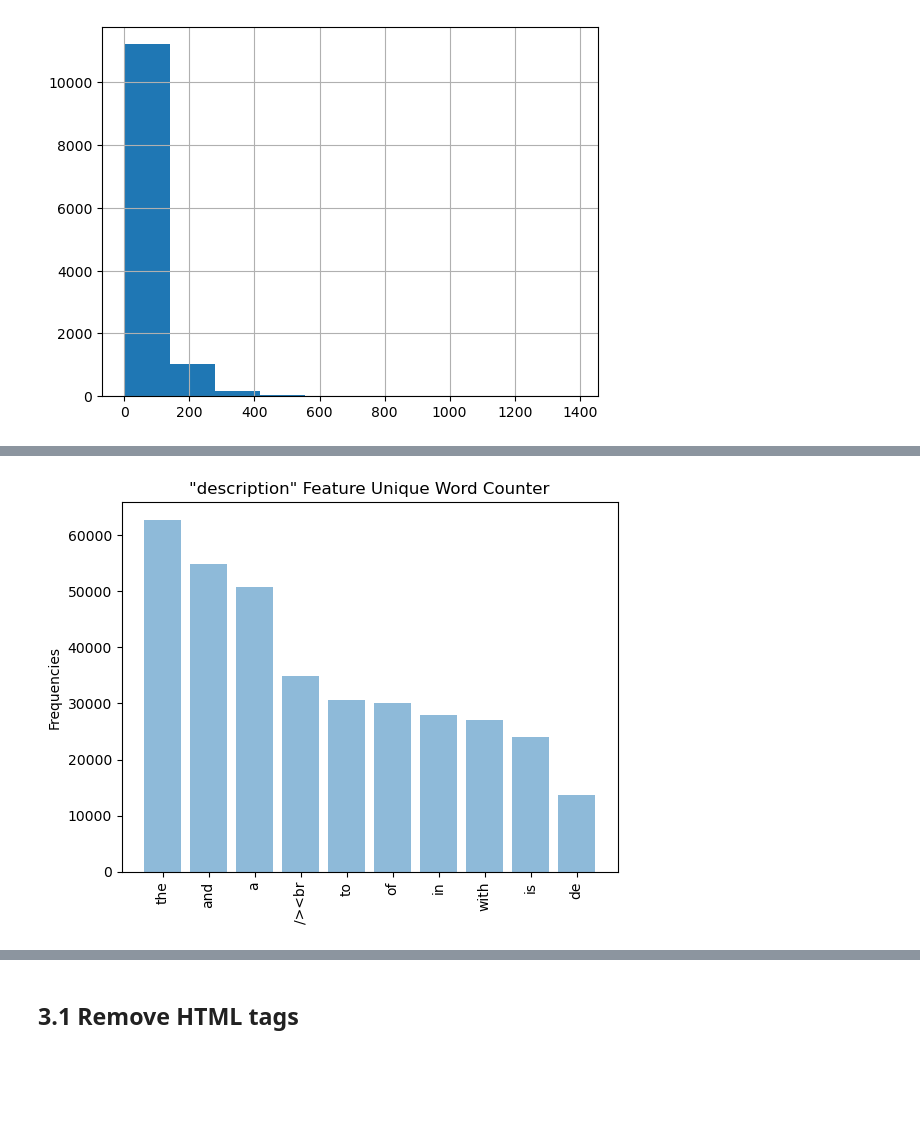
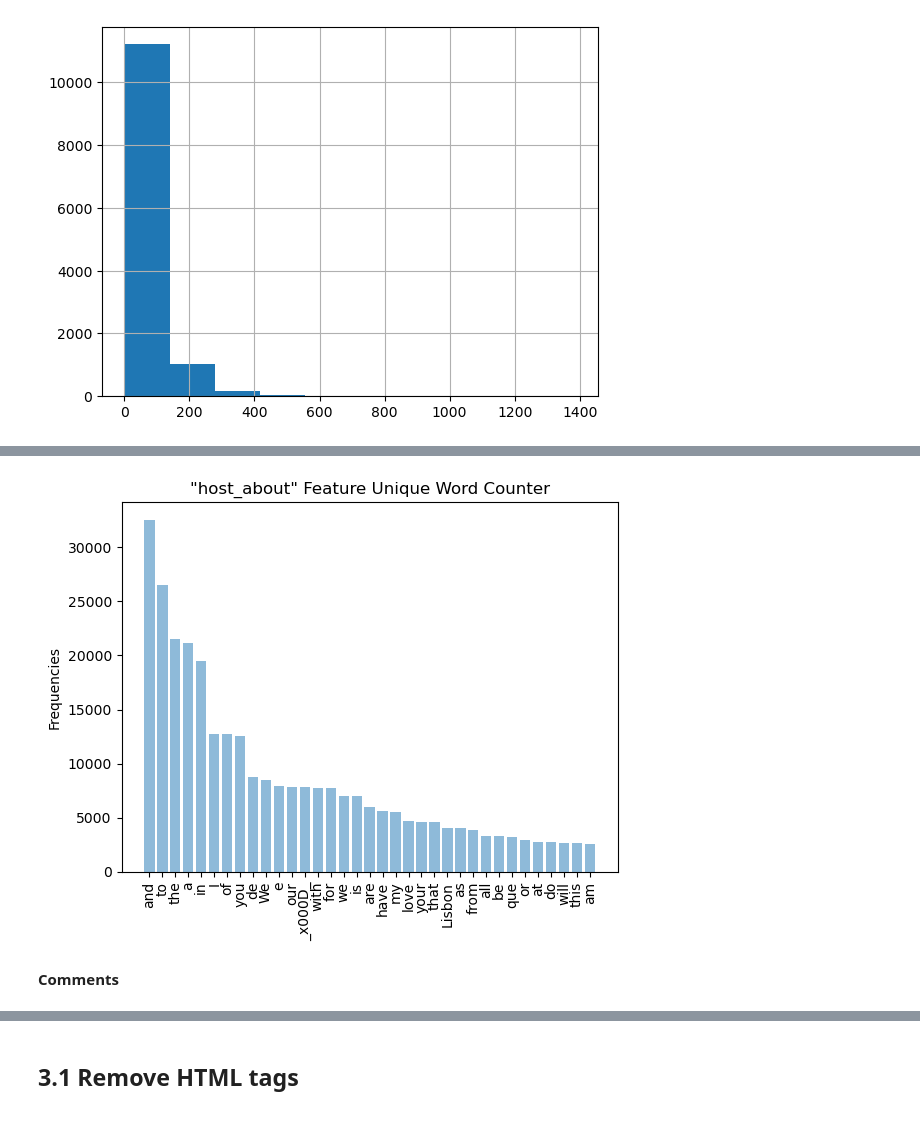
Before and after one commit to iryna-savchuk/TM_project, a Jupyter notebook: EDA.ipynb, the cells around one changed output, grey strips where cells are left out. Saved outputs shown, nothing was run; the diff lists cells and outputs as text; code cells hidden in the pictures; blank space fills up the shorter version.

```diff
--- a/EDA.ipynb
+++ b/EDA.ipynb
@@ -352,11 +480,18 @@ dtype: int64
 # %%
-x_labels = freqDescripW.index[0:10]
-values = freqDescripW[:10]
+# Select the top 35 word frequencies and their corresponding labels
+x_labels = freqHostW.index[0:35]
+values = freqHostW[:35]
+
+# Create a bar chart
 plt.bar(x_labels, values, align='center', alpha=0.5)
-plt.xticks(x_labels)
+
+# Set the x-axis labels and rotate them for better readability
+plt.xticks(x_labels, rotation=90)
 plt.ylabel('Frequencies')
-plt.title('"description" Feature Unique Word Counter')
-plt.xticks(rotation=90)
+plt.title('"host_about" Feature Unique Word Counter')
+
 plt.show()
 # %% [output]
-[figure, old version]
+[figure, new version]
+# %% [markdown]
+**Comments**
```
Also changed, not shown: parts of 69 cells of this notebook.
